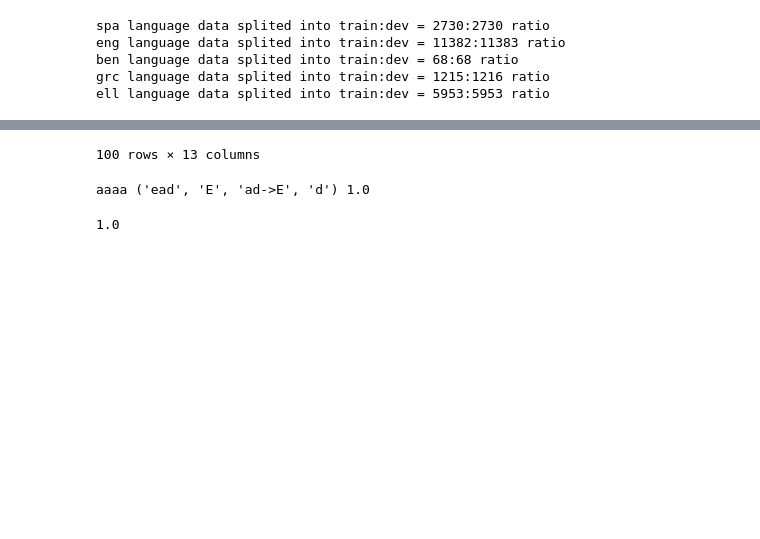
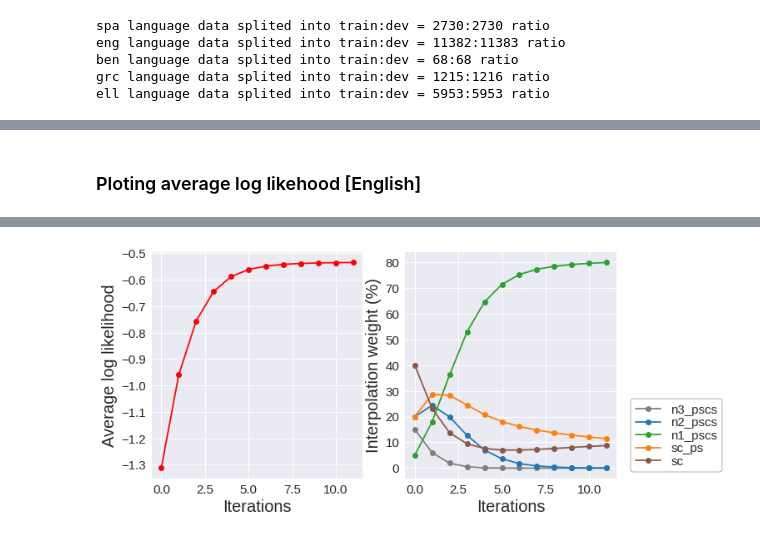
Before and after one commit to faisal-iut/minimal-morpho-inflection, a Jupyter notebook: notebook.ipynb, the cells around one changed output, grey strips where cells are left out. Cells and saved outputs as stored; diff of their text form; code cells hidden in the pictures; blank space fills up the shorter version.

```diff
--- a/notebook.ipynb
+++ b/notebook.ipynb
@@ -89,0 +99,4 @@ m
+# %%
+with open("sample-data/"+L+"/"+L+"-dev-proba.pickle", 'rb') as outp:
+    L_dev_proba = pickle.load(outp)
+L_dev_proba.head(10)
@@ -115,31 +147,0 @@ len(avg_ll.keys())
-# %%
-with open("sample-data/eng/eng-dev_avg_ll.pickle", 'rb') as outp:
-    avg_ll = pickle.load(outp)
-
-iterations =  list(avg_ll.keys())
-em_avg_lls = [avg_ll[iteration]['avg_ll'] for iteration in iterations]
-
-p_lengths = list(range(5))
-p_colors = ['tab:gray', 'tab:blue', 'tab:green', 'tab:orange', 'tab:brown']
-p_labels = ['n3_pscs', 'n2_pscs', 'n1_pscs', 'sc_ps', 'sc']
-
-em_weight_percents = {}
-for p_length in p_lengths:
-    em_weight_percents[p_length] = [avg_ll[iteration]['lambdas'][p_length]*100
-                                        for iteration in iterations]
-
-fig, (ax1, ax2) = plt.subplots(2, 1, figsize=(10, 15))
-# ax1.set_xticks(range(11))
-# ax1.set_xlim(0, 10)
-# ax1.set_ylim(-6.6, -6.1)
-ax1.set_ylabel('Average log likelihood')
-ax2.set_ylabel('Interpolation weight (%)')
-ax1.set_xlabel('Iterations')
-ax2.set_xlabel('Iterations')
-
-
-for p_length, p_color, p_label in zip(p_lengths, p_colors, p_labels):
-    ax2.plot(iterations, em_weight_percents[p_length], color=p_color, marker='o', clip_on=False, label=p_label)
-
-ax1.plot(iterations, em_avg_lls,color='r', marker='o', clip_on=False)
-ax2.legend(**legend_opts, bbox_to_anchor=(1.04,0), loc='lower left')
@@ -186,5 +148,8 @@ prob_matrix.shape
+# %% [markdown]
+### Ploting average log likehood [English]
 # %%
-with open("sample-data/eng/eng-dev-proba.pickle", 'rb') as outp:
-    proba = pickle.load(outp)
-proba.head(100)
+L=langs[0]
+with open("sample-data/"+L+"/"+L+"-dev_avg_ll.pickle", 'rb') as outp:
+    avg_ll = pickle.load(outp)
+plot_utils.plot_em_iteration(avg_ll)
 # %% [output]
@@ -203,10 +156 @@ proba.head(100)
-100 rows × 13 columns
+[figure, added]
-# %%
-triplet =  zip(proba['prefix'], proba['stem_change'], proba['suffix'], proba['n3'], proba['n2'], proba['n1'])
-n1_pscs = df_to_dict(proba, ['n1', 'prefix', 'stem_change', 'suffix'], 'n1_pscs')
-n2_pscs = df_to_dict(proba, ['n2', 'prefix', 'stem_change', 'suffix'], 'n2_pscs')
-n3_pscs = df_to_dict(proba, ['n3', 'prefix', 'stem_change', 'suffix'], 'n3_pscs')
-sc_ps = df_to_dict(proba, ['prefix', 'stem_change', 'suffix'], 'sc_ps')
-p_sc = df_to_dict(proba, ['stem_change'], 'p_sc')
-# %% [output]
-aaaa ('ead', 'Ε', 'ad->Ε', 'd') 1.0
@@ -224,4 +156,0 @@ def df_to_dict(df, column_l, val_col):
-# %%
-n3_pscs[('ead', 'Ε', 'ad->Ε', 'd')]
-# %% [output]
-1.0
```
Also changed, not shown: parts of 38 cells of this notebook, 4 other files.
